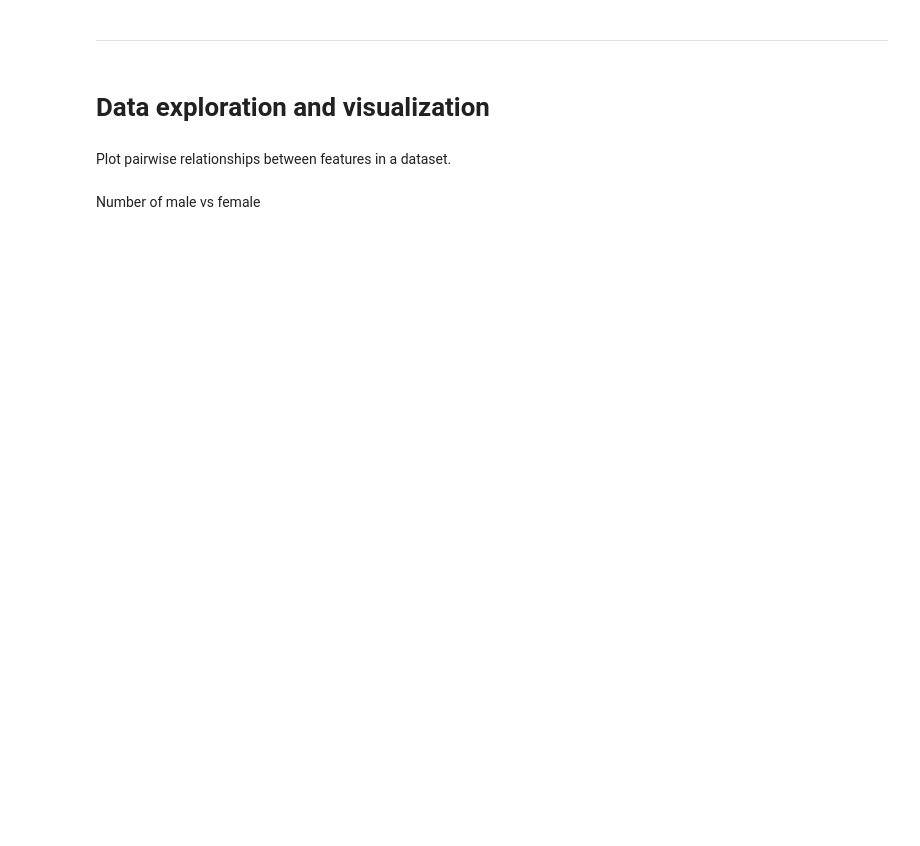
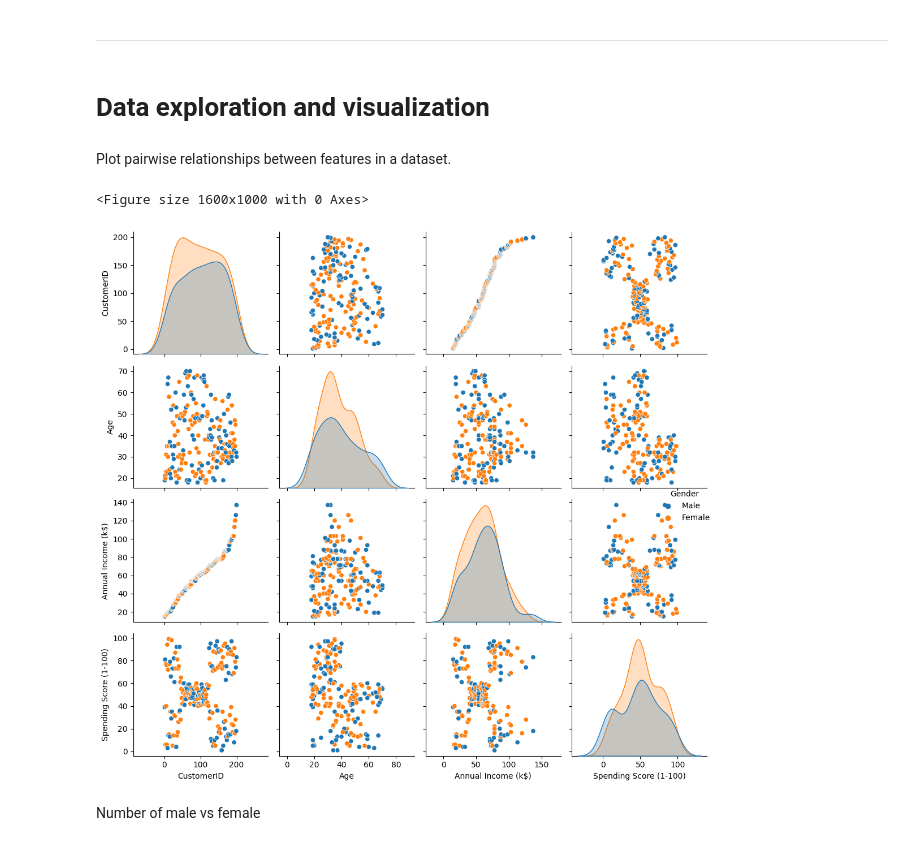
Before and after one commit to nilaypatel99/Customer_Segmentation, a Jupyter notebook: Copy_of_Customer_Segmentation_K_Means_Analysis.ipynb, the cells around one changed output. Drawn from its saved outputs; the diff is of its cells as text; code cells hidden in the pictures; blank space fills up the shorter version.

```diff
--- a/Copy_of_Customer_Segmentation_K_Means_Analysis.ipynb
+++ b/Copy_of_Customer_Segmentation_K_Means_Analysis.ipynb
@@ -14,5 +15,5 @@ from sklearn.metrics import silhouette_score
 # %% [markdown]
 First let's explore the dataset first
 # %%
-df = pd.read_csv(r'../input/Mall_Customers.csv')
+df = pd.read_csv(r'D:\python\Ds\New folder\Mall_Customers.csv')
 df.head()
@@ -35,9 +68,14 @@ df.describe()
 # %% [markdown]
 Plot pairwise relationships between features in a dataset.
 # %%
+warnings.filterwarnings("ignore", category=UserWarning)
 plt.figure(1, figsize=(16,10))
 sns.pairplot(data=df, hue='Gender')
+plt.tight_layout()
 plt.show()
+# %% [output]
+<Figure size 1600x1000 with 0 Axes>
+[figure, added]
 # %% [markdown]
 Number of male vs female
 # %%
```
Also changed, not shown: parts of 24 cells of this notebook.
